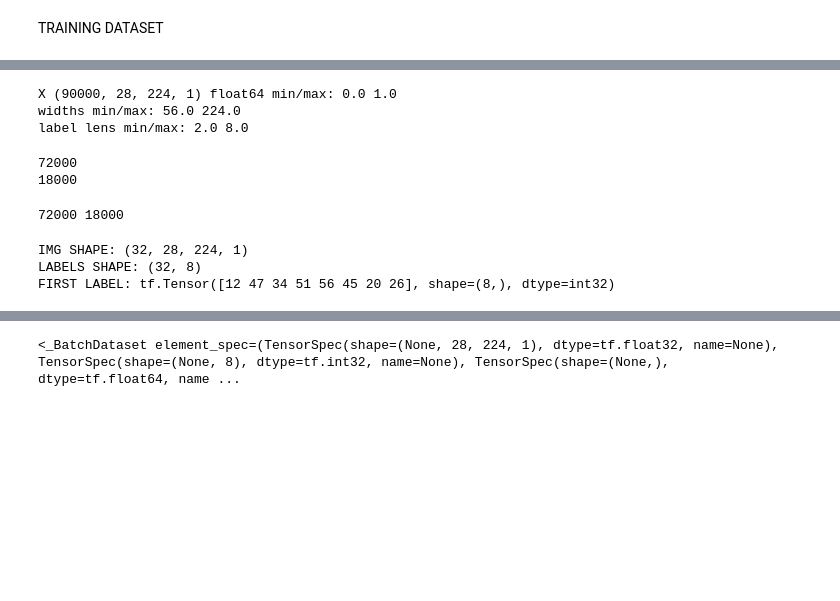
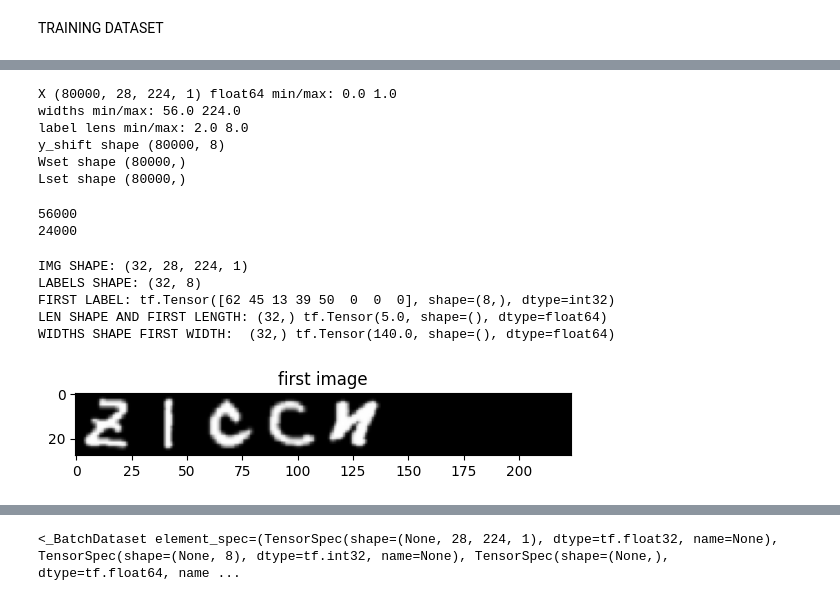
Before and after one commit to Tash518/omr_project, a Jupyter notebook: ocrapp.ipynb, the cells around one changed output, grey strips where cells are left out. Cells and saved outputs as stored; diff of their text form; code cells hidden in the pictures; blank space fills up the shorter version.

```diff
--- a/ocrapp.ipynb
+++ b/ocrapp.ipynb
@@ -303,23 +302,27 @@ Lset = np.load('label_len_set.npy', mmap_mode='r')
 print("X", X.shape, X.dtype, "min/max:", X.min(), X.max())
 print("widths min/max:", Wset.min(), Wset.max())
 print("label lens min/max:", Lset.min(), Lset.max())
+print("y_shift shape", Y_shift.shape)
+print("Wset shape",Wset.shape)
+print("Lset shape",Lset.shape)
 # %% [output]
-X (90000, 28, 224, 1) float64 min/max: 0.0 1.0
+X (80000, 28, 224, 1) float64 min/max: 0.0 1.0
 widths min/max: 56.0 224.0
 label lens min/max: 2.0 8.0
+y_shift shape (80000, 8)
+Wset shape (80000,)
+Lset shape (80000,)
 # %%
-n_train = int(0.8*X.shape[0])
+n_train = int(0.7*X.shape[0])
 n_val = int(len(X)-n_train)
 print(n_train)
 print(len(X[:n_val]))
 # %% [output]
-72000
-18000
+56000
+24000
 # %%
 X_train, X_val = X[:n_train], X[n_train:]
 print(len(X_train), len(X_val))
-# %% [output]
-72000 18000
 # %%
 X_train, X_val = X[:n_train], X[n_train:]
 Yshift_train, Yshift_val = Y_shift[:n_train], Y_shift[n_train:]
@@ -332,14 +335,22 @@ train_ds=train_ds.batch(32)
 # %%
 for batch in train_ds.take(1):
     imgs, labels, lens, widths = batch
     print("IMG SHAPE:", imgs.shape)
     print("LABELS SHAPE:", labels.shape)
-    print("FIRST LABEL:", labels[0][:int(lens[0].numpy())])
+    print("FIRST LABEL:",labels[0])
+    print("LEN SHAPE AND FIRST LENGTH:", lens.shape, lens[0])
+    print("WIDTHS SHAPE FIRST WIDTH: ", widths.shape, widths[0])
+    plt.imshow(imgs[0], cmap='gray')
+    plt.title('first image')
+    plt.show()
     break
 # %% [output]
 IMG SHAPE: (32, 28, 224, 1)
 LABELS SHAPE: (32, 8)
-FIRST LABEL: tf.Tensor([12 47 34 51 56 45 20 26], shape=(8,), dtype=int32)
+FIRST LABEL: tf.Tensor([62 45 13 39 50  0  0  0], shape=(8,), dtype=int32)
+LEN SHAPE AND FIRST LENGTH: (32,) tf.Tensor(5.0, shape=(), dtype=float64)
+WIDTHS SHAPE FIRST WIDTH:  (32,) tf.Tensor(140.0, shape=(), dtype=float64)
+[figure, added]
 # %%
 val_ds = tf.data.Dataset.from_tensor_slices((tf.cast(X_val, tf.float32),Yshift_val,L_val,W_val))
 val_ds = val_ds.shuffle(2048)
```
Also changed, not shown: parts of 19 cells of this notebook.
